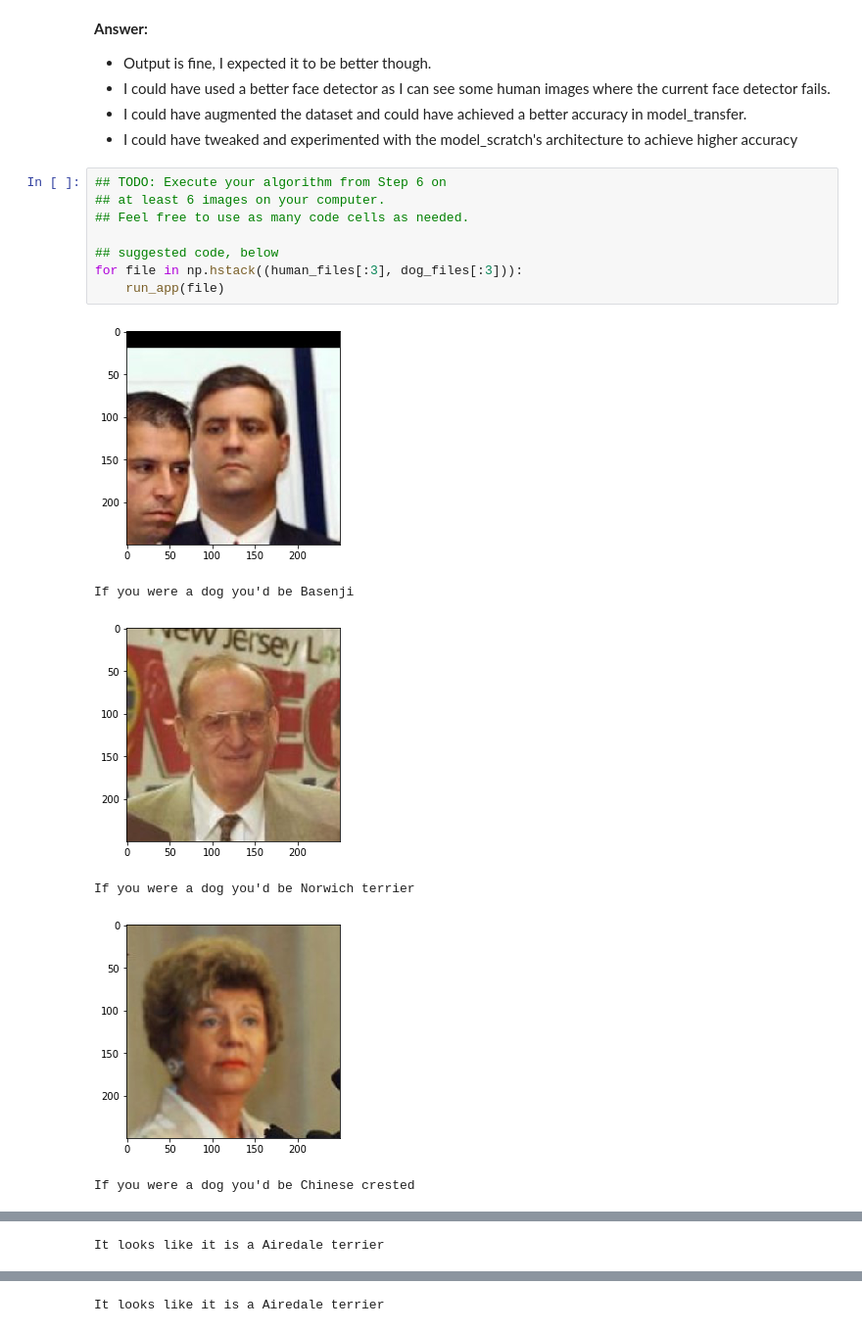
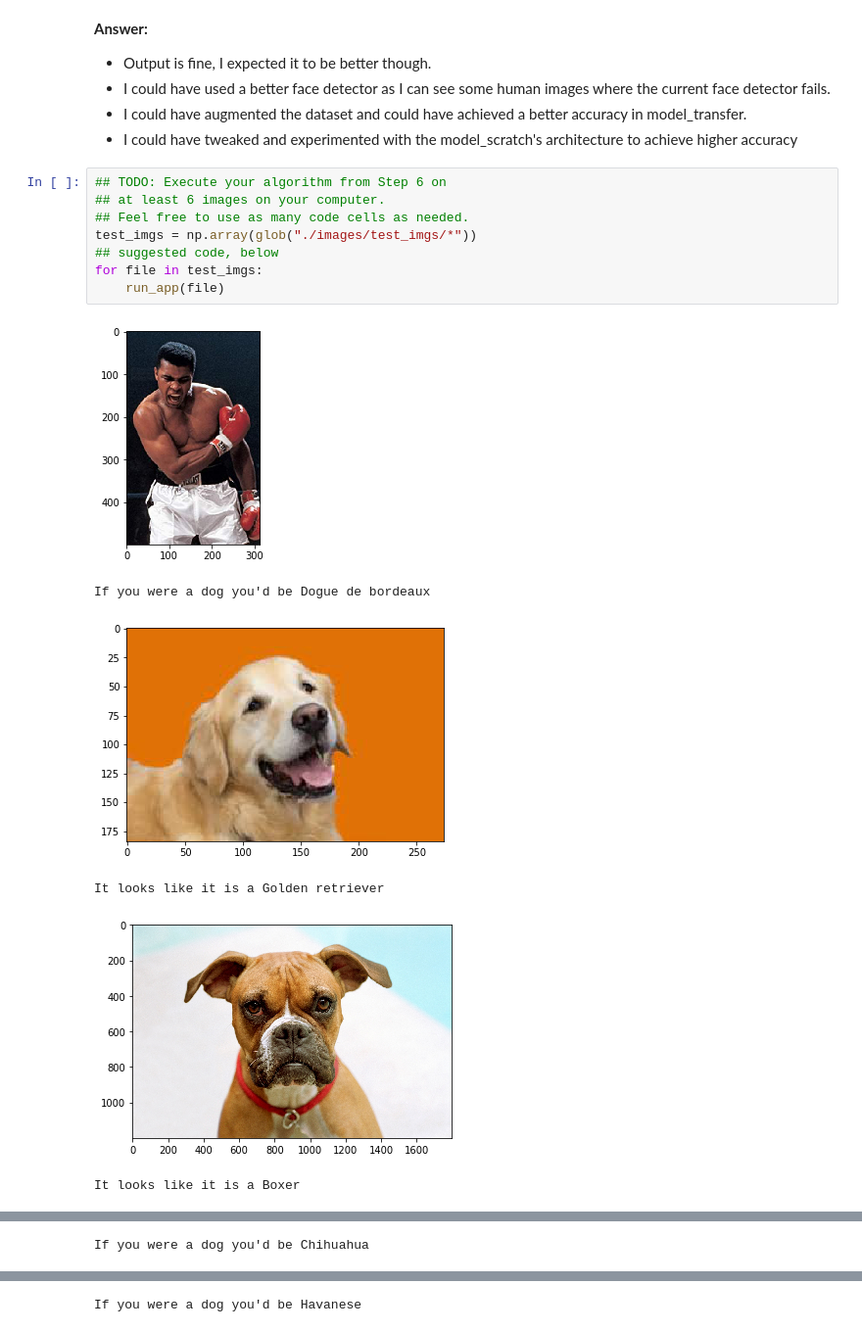
Before and after one commit to programmer290399/UD-DL-ND-Dog-Breed-Classifier, a Jupyter notebook: dog_app.ipynb, the cells around one changed output, grey strips where cells are left out. Shown at 98% size. Drawn from its saved outputs; the diff is of its cells as text.

```diff
--- a/dog_app.ipynb
+++ b/dog_app.ipynb
@@ -792,15 +792,15 @@ __Answer:__
 # %%
 ## TODO: Execute your algorithm from Step 6 on
 ## at least 6 images on your computer.
 ## Feel free to use as many code cells as needed.
-
+test_imgs = np.array(glob("./images/test_imgs/*"))
 ## suggested code, below
-for file in np.hstack((human_files[:3], dog_files[:3])):
+for file in test_imgs:
     run_app(file)
 # %% [output]
-[figure, old version]
+[figure, new version]
-If you were a dog you'd be Basenji
+If you were a dog you'd be Dogue de bordeaux
-[figure, old version]
+[figure, new version]
-If you were a dog you'd be Norwich terrier
+It looks like it is a Golden retriever
-[figure, old version]
+[figure, new version]
-If you were a dog you'd be Chinese crested
+It looks like it is a Boxer
@@ -808 +808 @@ If you were a dog you'd be Chinese crested
-It looks like it is a Airedale terrier
+If you were a dog you'd be Chihuahua
@@ -810 +810 @@ It looks like it is a Airedale terrier
-It looks like it is a Airedale terrier
+If you were a dog you'd be Havanese
```
Also changed, not shown: parts of 1 cell of this notebook, 1 other file.
